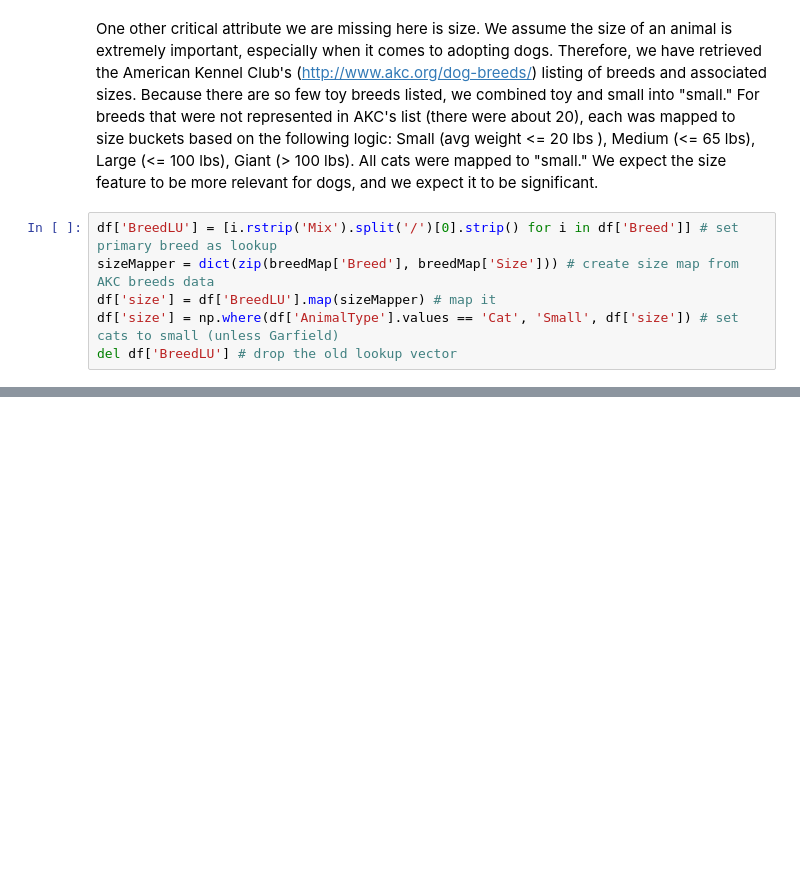
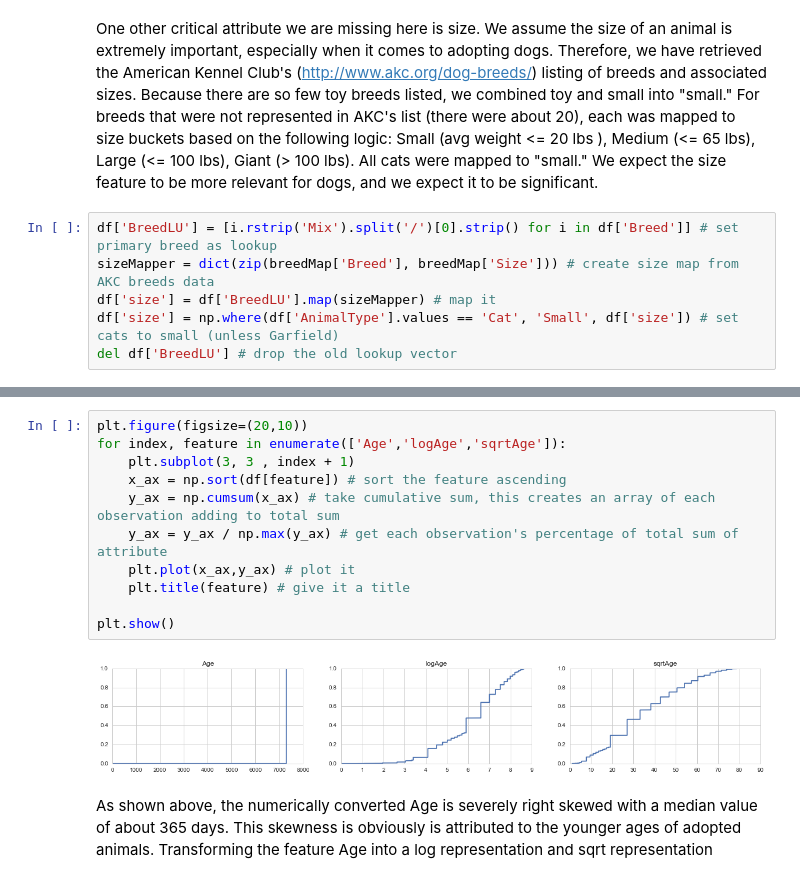
Before and after one commit to mg826/Data_Mining, a Jupyter notebook: Project1_AnimalOutcomes/Project1_Exploration_Visualization_Dreduce.ipynb, the cells around one changed output, grey strips where cells are left out. Saved outputs shown, nothing was run; the diff lists cells and outputs as text; blank space fills up the shorter version.

```diff
--- a/Project1_AnimalOutcomes/Project1_Exploration_Visualization_Dreduce.ipynb
+++ b/Project1_AnimalOutcomes/Project1_Exploration_Visualization_Dreduce.ipynb
@@ -234,0 +266,15 @@ memory usage: 3.5+ MB
+# %%
+plt.figure(figsize=(20,10))
+for index, feature in enumerate(['Age','logAge','sqrtAge']):
+    plt.subplot(3, 3 , index + 1)
+    x_ax = np.sort(df[feature]) # sort the feature ascending
+    y_ax = np.cumsum(x_ax) # take cumulative sum, this creates an array of each observation adding to total sum
+    y_ax = y_ax / np.max(y_ax) # get each observation's percentage of total sum of attribute
+    plt.plot(x_ax,y_ax) # plot it
+    plt.title(feature) # give it a title
+
+plt.show()
+# %% [output]
+[figure, added]
+# %% [markdown]
+As shown above, the numerically converted Age is severely right skewed with a median value of about 365 days. This skewness is obviously is attributed to the younger ages of adopted animals. Transforming the feature Age into a log representation and sqrt representation
```
Also changed, not shown: parts of 28 cells of this notebook.
